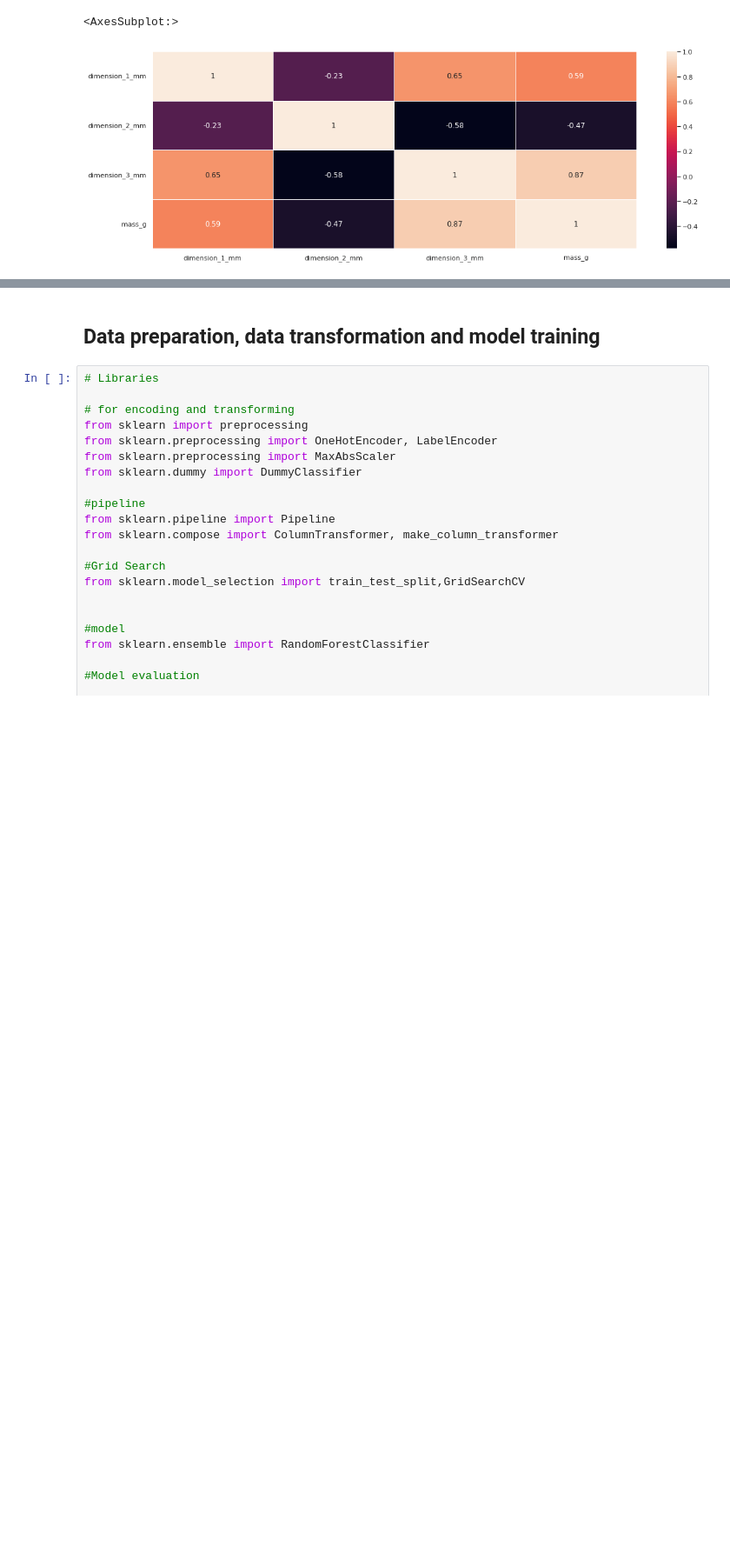
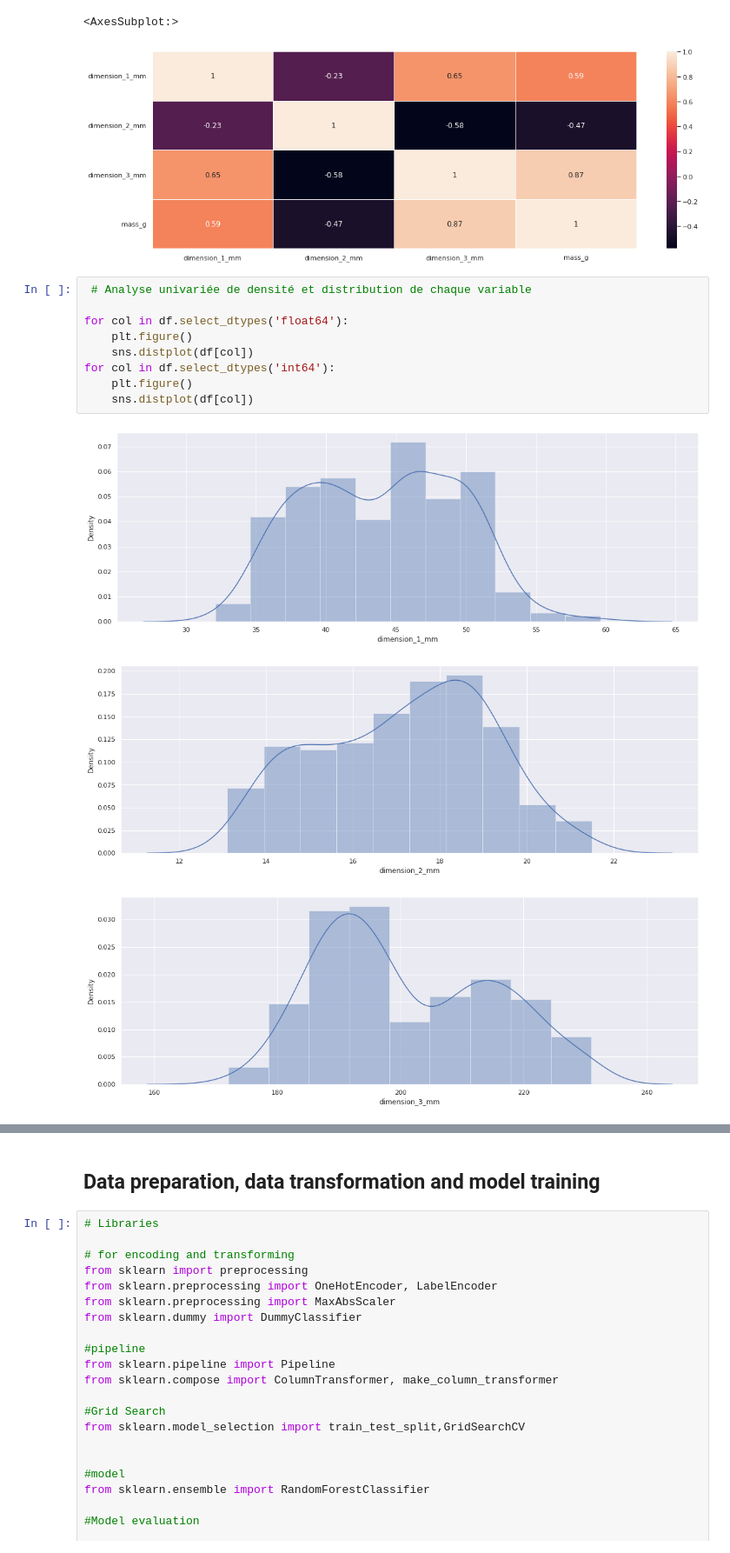
Before and after one commit to TessRedie/Projects, a Jupyter notebook: Tessfabirhan_REDIE_Evaluation.ipynb, the cells around one changed output, grey strips where cells are left out. Shown: that part at 87% size. Cells and saved outputs as stored; diff of their text form; blank space fills up the shorter version.

```diff
--- a/Tessfabirhan_REDIE_Evaluation.ipynb
+++ b/Tessfabirhan_REDIE_Evaluation.ipynb
@@ -250,3 +250,16 @@ sns.heatmap(df.corr(), annot=True, linewidths=0.8)
 # %% [output]
 <AxesSubplot:>
 [figure]
+# %%
+ # Analyse univariée de densité et distribution de chaque variable
+
+for col in df.select_dtypes('float64'):
+    plt.figure()
+    sns.distplot(df[col])
+for col in df.select_dtypes('int64'):
+    plt.figure()
+    sns.distplot(df[col])
+# %% [output]
+[figure, added]
+[figure, added]
+[figure, added]
```
Also changed, not shown: parts of 5 cells of this notebook.
